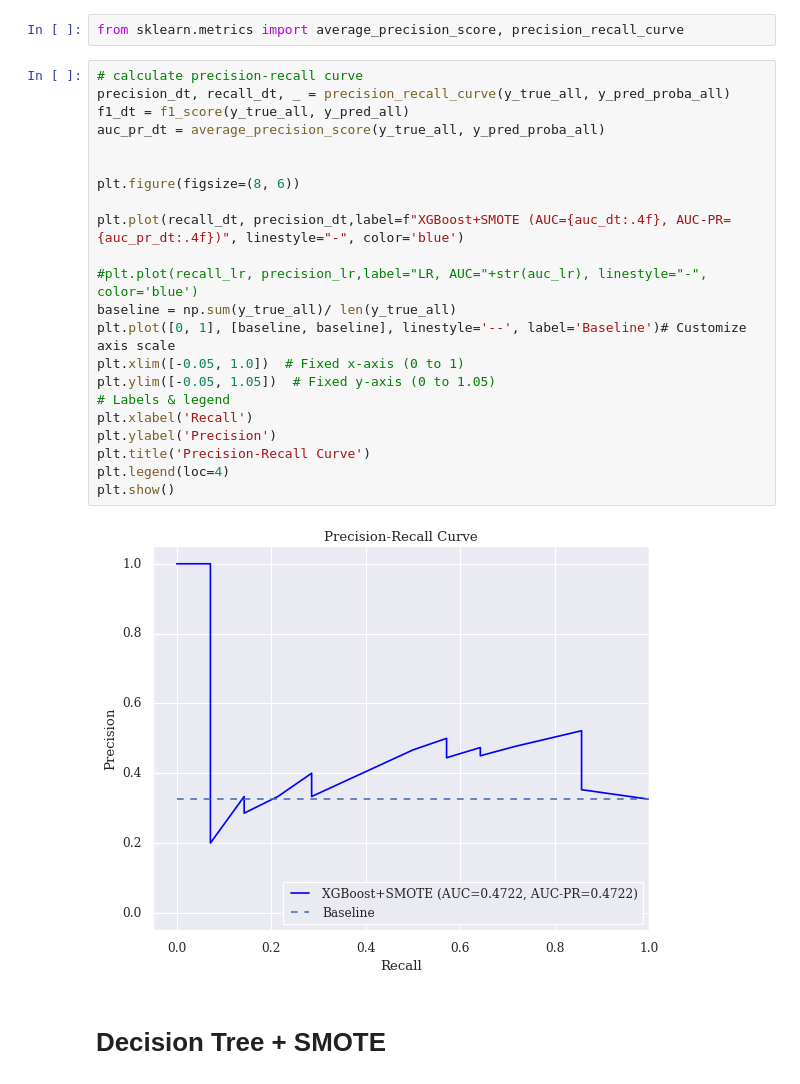
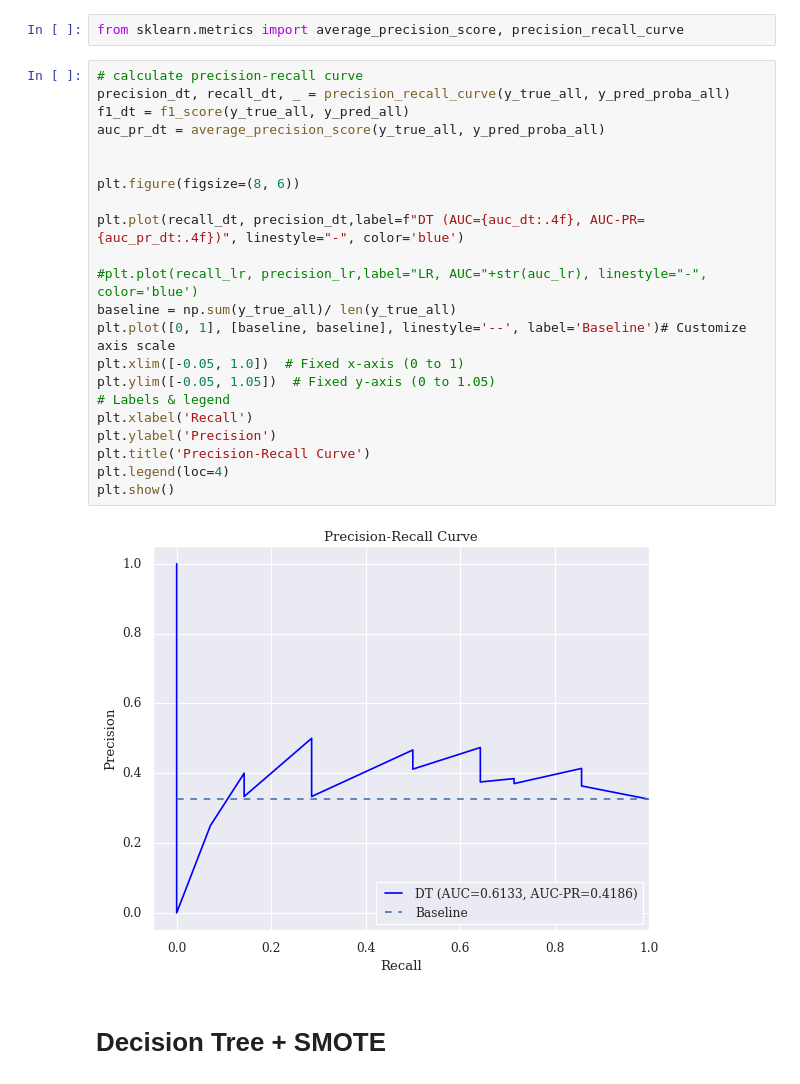
Before and after one commit to Anissima/Depression, a Jupyter notebook: Classification_combination_all_features_ROC_universal.ipynb, the cells around one changed output. Saved outputs shown, nothing was run; the diff lists cells and outputs as text.

```diff
--- a/Classification_combination_all_features_ROC_universal.ipynb
+++ b/Classification_combination_all_features_ROC_universal.ipynb
@@ -837,27 +748,27 @@ from sklearn.metrics import average_precision_score, precision_recall_curve
 # %%
 # calculate precision-recall curve
 precision_dt, recall_dt, _ = precision_recall_curve(y_true_all, y_pred_proba_all)
 f1_dt = f1_score(y_true_all, y_pred_all)
 auc_pr_dt = average_precision_score(y_true_all, y_pred_proba_all)
 
 
 plt.figure(figsize=(8, 6))
 
-plt.plot(recall_dt, precision_dt,label=f"XGBoost+SMOTE (AUC={auc_dt:.4f}, AUC-PR={auc_pr_dt:.4f})", linestyle="-", color='blue')
+plt.plot(recall_dt, precision_dt,label=f"DT (AUC={auc_dt:.4f}, AUC-PR={auc_pr_dt:.4f})", linestyle="-", color='blue')
 
 #plt.plot(recall_lr, precision_lr,label="LR, AUC="+str(auc_lr), linestyle="-", color='blue')
 baseline = np.sum(y_true_all)/ len(y_true_all)
 plt.plot([0, 1], [baseline, baseline], linestyle='--', label='Baseline')# Customize axis scale
 plt.xlim([-0.05, 1.0])  # Fixed x-axis (0 to 1)
 plt.ylim([-0.05, 1.05])  # Fixed y-axis (0 to 1.05)
 # Labels & legend
 plt.xlabel('Recall')
 plt.ylabel('Precision')
 plt.title('Precision-Recall Curve')
 plt.legend(loc=4)
 plt.show()
 # %% [output]
-[figure, old version]
+[figure, new version]
 # %% [markdown]
 # Decision Tree + SMOTE
 # %%
```
Also changed, not shown: parts of 21 cells of this notebook.
